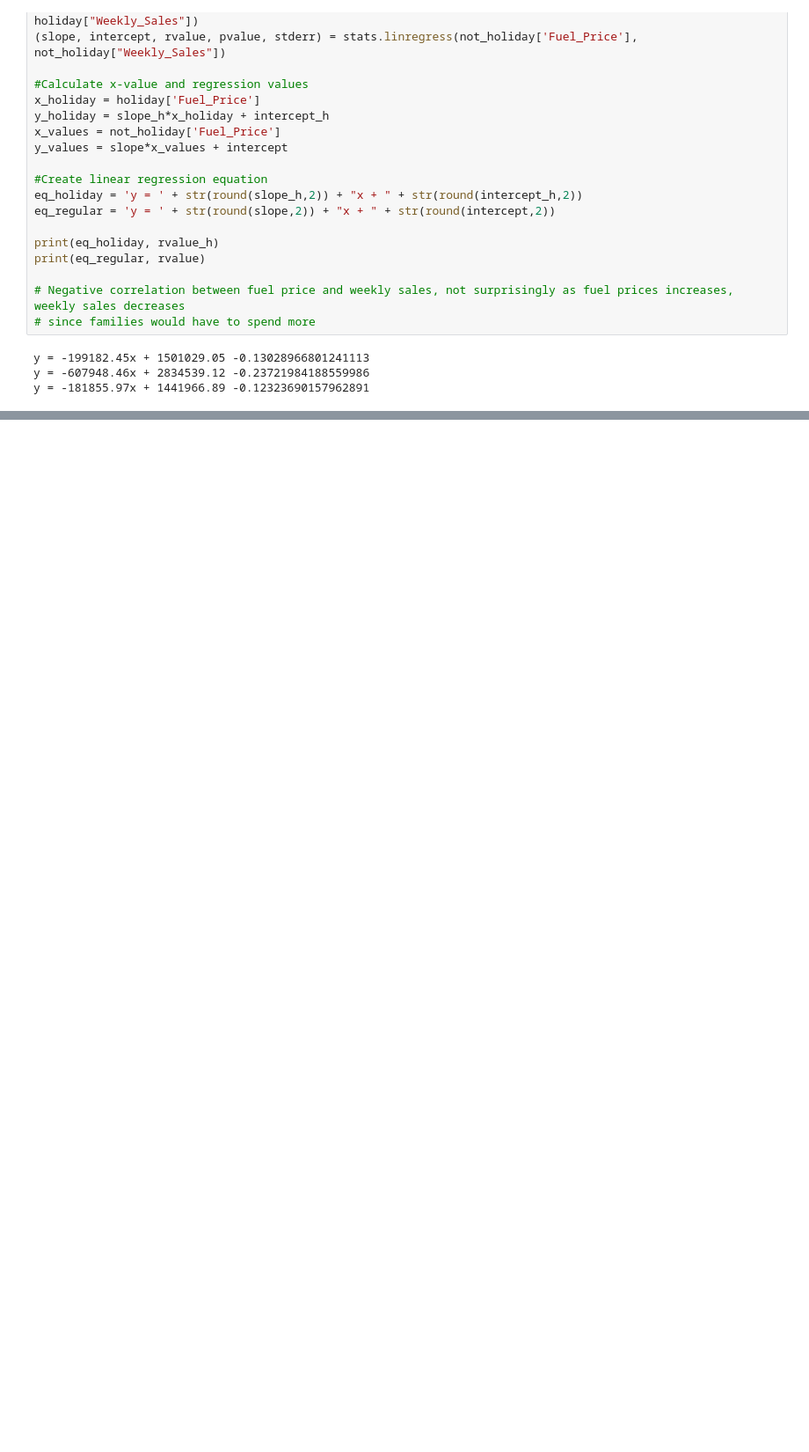
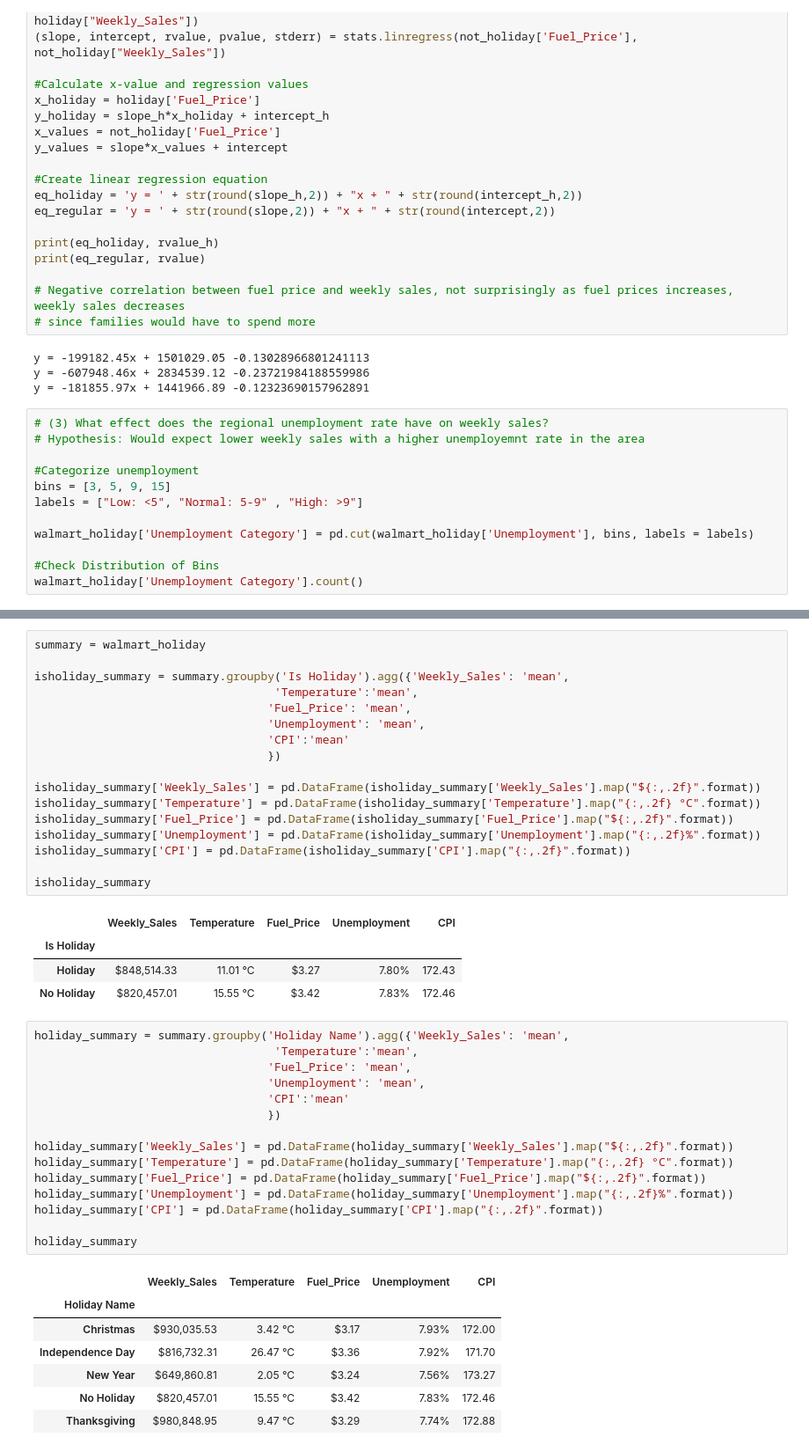
Before and after one commit to beckyydo/Project-1, a Jupyter notebook: Project 1 Rough Work.ipynb, the cells around one changed output, grey strips where cells are left out. Shown at 88% size. Saved outputs shown, nothing was run; the diff lists cells and outputs as text; blank space fills up the shorter version.

```diff
--- a/Project 1 Rough Work.ipynb
+++ b/Project 1 Rough Work.ipynb
@@ -229,3 +267,15 @@ print(eq_regular, rvalue)
 y = -199182.45x + 1501029.05 -0.13028966801241113
 y = -607948.46x + 2834539.12 -0.23721984188559986
 y = -181855.97x + 1441966.89 -0.12323690157962891
+# %%
+# (3) What effect does the regional unemployment rate have on weekly sales?
+# Hypothesis: Would expect lower weekly sales with a higher unemployemnt rate in the area
+
+#Categorize unemployment
+bins = [3, 5, 9, 15]
+labels = ["Low: <5", "Normal: 5-9" , "High: >9"]
+
+walmart_holiday['Unemployment Category'] = pd.cut(walmart_holiday['Unemployment'], bins, labels = labels)
+
+#Check Distribution of Bins
+walmart_holiday['Unemployment Category'].count()
@@ -231,0 +353,45 @@ y = -181855.97x + 1441966.89 -0.12323690157962891
+# %%
+summary = walmart_holiday
+
+isholiday_summary = summary.groupby('Is Holiday').agg({'Weekly_Sales': 'mean',
+                                   'Temperature':'mean',
+                                  'Fuel_Price': 'mean',
+                                  'Unemployment': 'mean',
+                                  'CPI':'mean'
+                                  })
+
+isholiday_summary['Weekly_Sales'] = pd.DataFrame(isholiday_summary['Weekly_Sales'].map("${:,.2f}".format))
+isholiday_summary['Temperature'] = pd.DataFrame(isholiday_summary['Temperature'].map("{:,.2f} °C".format))
+isholiday_summary['Fuel_Price'] = pd.DataFrame(isholiday_summary['Fuel_Price'].map("${:,.2f}".format))
+isholiday_summary['Unemployment'] = pd.DataFrame(isholiday_summary['Unemployment'].map("{:,.2f}%".format))
+isholiday_summary['CPI'] = pd.DataFrame(isholiday_summary['CPI'].map("{:,.2f}".format))
+
+isholiday_summary
+# %% [output]
+|  | Weekly_Sales | Temperature | Fuel_Price | Unemployment | CPI |
+| Is Holiday |  |  |  |  |  |
+| Holiday | $848,514.33 | 11.01 °C | $3.27 | 7.80% | 172.43 |
+| No Holiday | $820,457.01 | 15.55 °C | $3.42 | 7.83% | 172.46 |
+# %%
+holiday_summary = summary.groupby('Holiday Name').agg({'Weekly_Sales': 'mean',
+                                   'Temperature':'mean',
+                                  'Fuel_Price': 'mean',
+                                  'Unemployment': 'mean',
+                                  'CPI':'mean'
+                                  })
+
+holiday_summary['Weekly_Sales'] = pd.DataFrame(holiday_summary['Weekly_Sales'].map("${:,.2f}".format))
+holiday_summary['Temperature'] = pd.DataFrame(holiday_summary['Temperature'].map("{:,.2f} °C".format))
+holiday_summary['Fuel_Price'] = pd.DataFrame(holiday_summary['Fuel_Price'].map("${:,.2f}".format))
+holiday_summary['Unemployment'] = pd.DataFrame(holiday_summary['Unemployment'].map("{:,.2f}%".format))
+holiday_summary['CPI'] = pd.DataFrame(holiday_summary['CPI'].map("{:,.2f}".format))
+
+holiday_summary
+# %% [output]
+|  | Weekly_Sales | Temperature | Fuel_Price | Unemployment | CPI |
+| Holiday Name |  |  |  |  |  |
+| Christmas | $930,035.53 | 3.42 °C | $3.17 | 7.93% | 172.00 |
+| Independence Day | $816,732.31 | 26.47 °C | $3.36 | 7.92% | 171.70 |
+| New Year | $649,860.81 | 2.05 °C | $3.24 | 7.56% | 173.27 |
+| No Holiday | $820,457.01 | 15.55 °C | $3.42 | 7.83% | 172.46 |
+| Thanksgiving | $980,848.95 | 9.47 °C | $3.29 | 7.74% | 172.88 |
```
Also changed, not shown: parts of 10 cells of this notebook.
